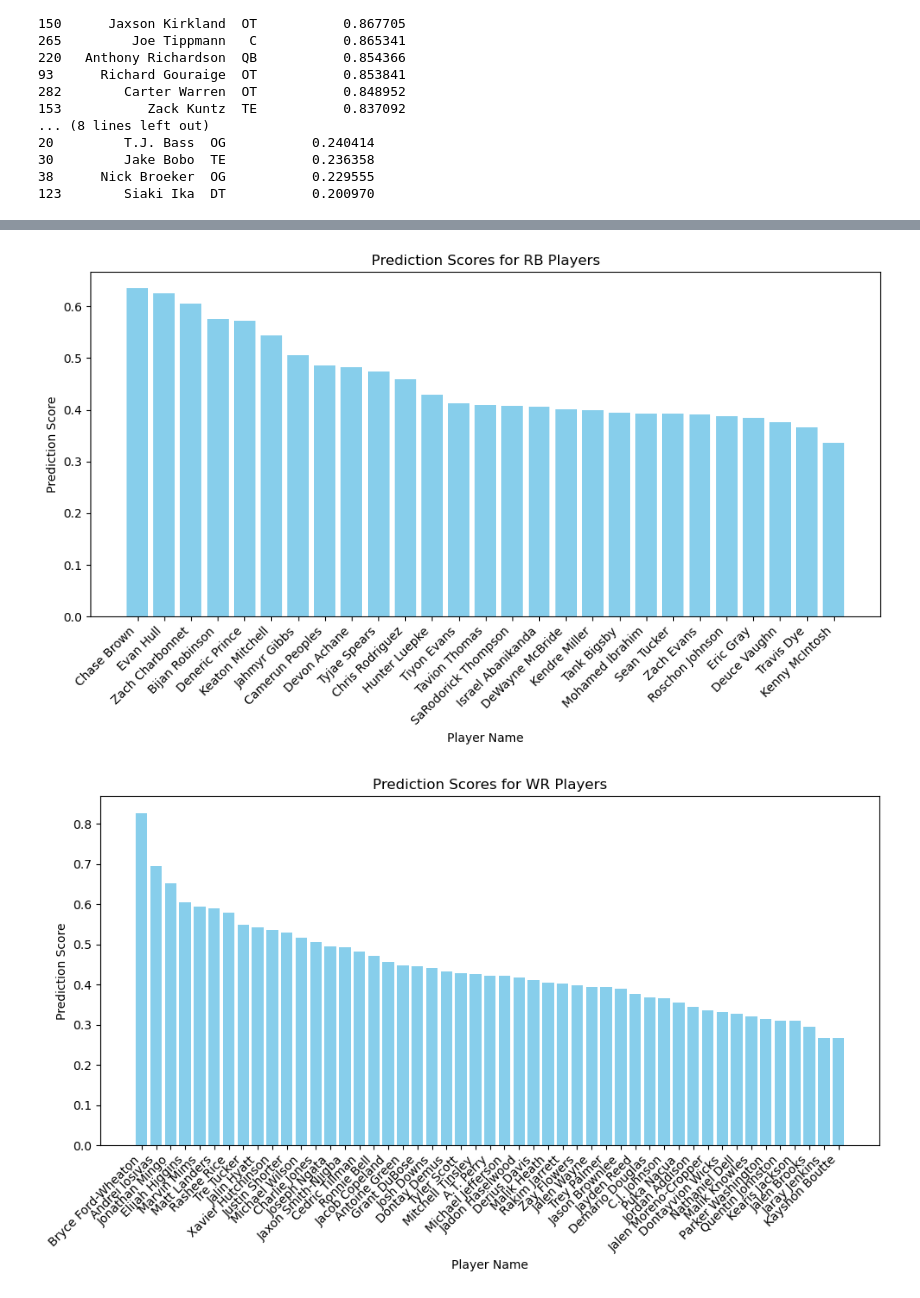
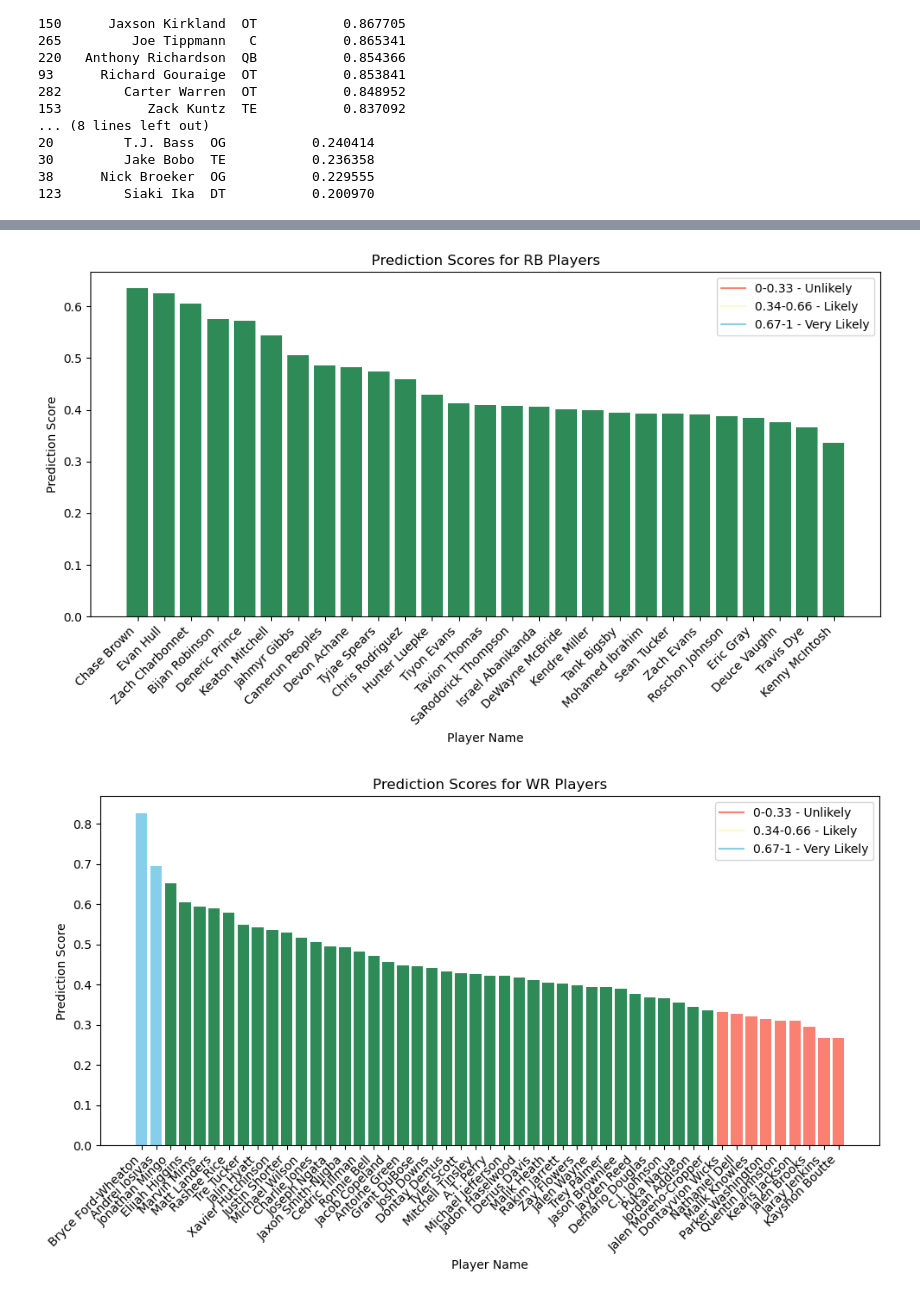
Before and after one commit to SiyungCho/Scrape-NFL-Combine, a Jupyter notebook: Combine_2023_analysis.ipynb, the cells around one changed output, grey strips where cells are left out. Cells and saved outputs as stored; diff of their text form; code cells hidden in the pictures.

Commit message:
color visualizations

```diff
--- a/Combine_2023_analysis.ipynb
+++ b/Combine_2023_analysis.ipynb
@@ -246,3 +246,16 @@ Top 10 Player predictions:
 123        Siaki Ika  DT           0.200970
 # %%
 player_POS = ['RB', 'WR', 'LB', 'CB', 'DE', 'OT', 'QB', 'S', 'DT', 'TE', 'OG', 'C']
+# %%
+colors = []
+for score in combine2023_predictions['Prediction Scores']:
+    if round(score, 2) <= 0.33:
+        colors.append('salmon')
+    elif 0.34 <= round(score, 2) and round(score, 2) <= 0.66:
+        colors.append('skyblue')
+    elif 0.67 <= round(score, 2):
+        colors.append('seagreen')
+    else:
+        colors.append('gray')
+combine2023_predictions['Color'] = colors
+print(combine2023_predictions)
@@ -249,17 +277,20 @@ player_POS = ['RB', 'WR', 'LB', 'CB', 'DE', 'OT', 'QB', 'S', 'DT', 'TE', 'OG', '
 # %%
 for position in player_POS:
     position_data = combine2023_predictions[combine2023_predictions['POS'] == position]
 
     plt.figure(figsize=(10, 6))
-    plt.bar(position_data['Name'], position_data['Prediction Scores'], color='skyblue')
+    plt.bar(position_data['Name'], position_data['Prediction Scores'], color=position_data['Color'])
     plt.xlabel('Player Name')
     plt.ylabel('Prediction Score')
     plt.title(f'Prediction Scores for {position} Players')
-    plt.xticks(rotation=45, ha='right')  # Rotate x-axis labels for better readability
+    plt.xticks(rotation=45, ha='right')
+    red_leg = plt.Line2D([0], [0], color='salmon', label='0-0.33 - Unlikely')
+    blue_leg = plt.Line2D([0], [0], color='skyblue', label='0.34-0.66 - Likely')
+    green_leg = plt.Line2D([0], [0], color='seagreen', label='0.67-1 - Very Likely')
+    plt.legend(handles=[red_leg, blue_leg, green_leg], loc='upper right')
+
     plt.tight_layout()
-
-    # Show the plot for this position
     plt.show()
 # %% [output]
-[figure, old version]
+[figure, new version]
-[figure, old version]
+[figure, new version]
```
Also changed, not shown: parts of 2 cells of this notebook.
